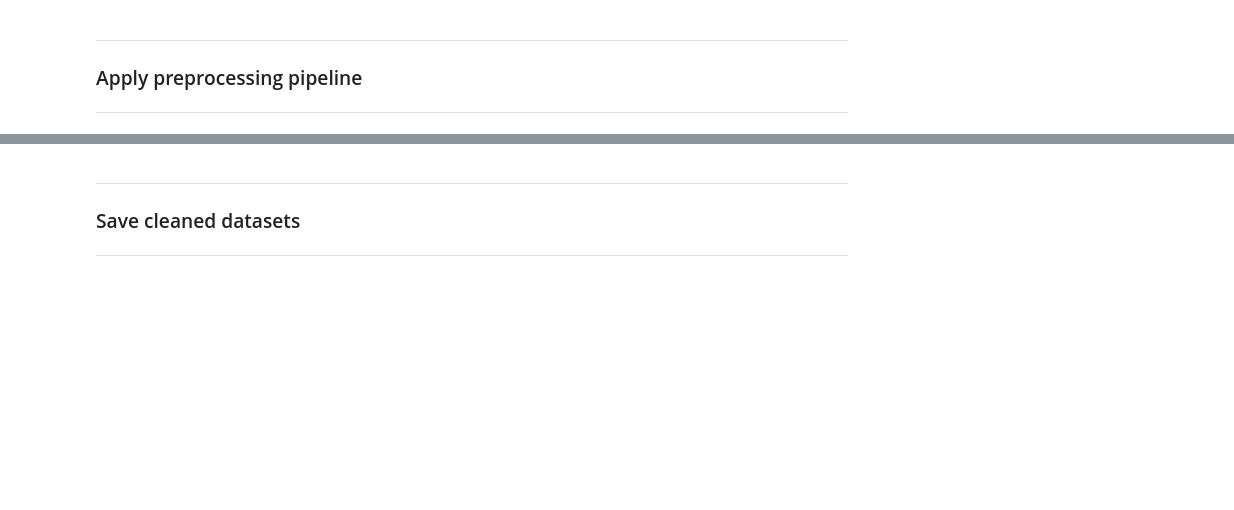
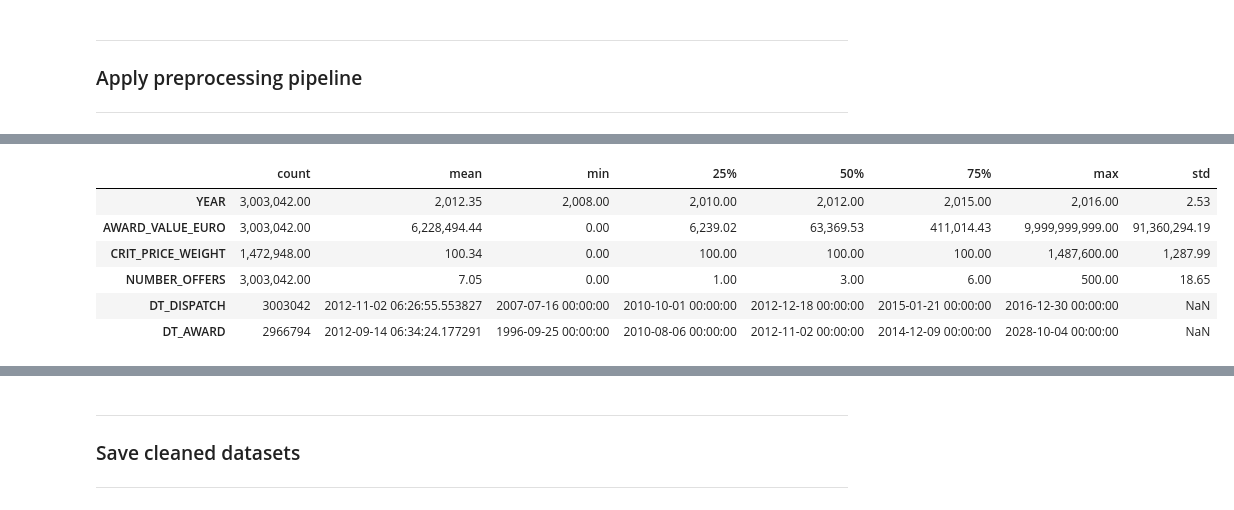
Before and after one commit to datascience-faina/public-procurement-support, a Jupyter notebook: notebooks/02_preprocessing.ipynb, the cells around one changed output, grey strips where cells are left out. Drawn from its saved outputs; the diff is of its cells as text; code cells hidden in the pictures; blank space fills up the shorter version.

```diff
--- a/notebooks/02_preprocessing.ipynb
+++ b/notebooks/02_preprocessing.ipynb
@@ -130,3 +110,13 @@ overview(df_clean)
+# %%
+df_clean.describe().T
+# %% [output]
+|  | count | mean | min | 25% | 50% | 75% | max | std |
+| YEAR | 3,003,042.00 | 2,012.35 | 2,008.00 | 2,010.00 | 2,012.00 | 2,015.00 | 2,016.00 | 2.53 |
+| AWARD_VALUE_EURO | 3,003,042.00 | 6,228,494.44 | 0.00 | 6,239.02 | 63,369.53 | 411,014.43 | 9,999,999,999.00 | 91,360,294.19 |
+| CRIT_PRICE_WEIGHT | 1,472,948.00 | 100.34 | 0.00 | 100.00 | 100.00 | 100.00 | 1,487,600.00 | 1,287.99 |
+| NUMBER_OFFERS | 3,003,042.00 | 7.05 | 0.00 | 1.00 | 3.00 | 6.00 | 500.00 | 18.65 |
+| DT_DISPATCH | 3003042 | 2012-11-02 06:26:55.553827 | 2007-07-16 00:00:00 | 2010-10-01 00:00:00 | 2012-12-18 00:00:00 | 2015-01-21 00:00:00 | 2016-12-30 00:00:00 | NaN |
+| DT_AWARD | 2966794 | 2012-09-14 06:34:24.177291 | 1996-09-25 00:00:00 | 2010-08-06 00:00:00 | 2012-11-02 00:00:00 | 2014-12-09 00:00:00 | 2028-10-04 00:00:00 | NaN |
 # %% [markdown]
 #### Notes: Summary of Data Cleaning Results
 
```
Also changed, not shown: parts of 4 cells of this notebook, 15 other files.
